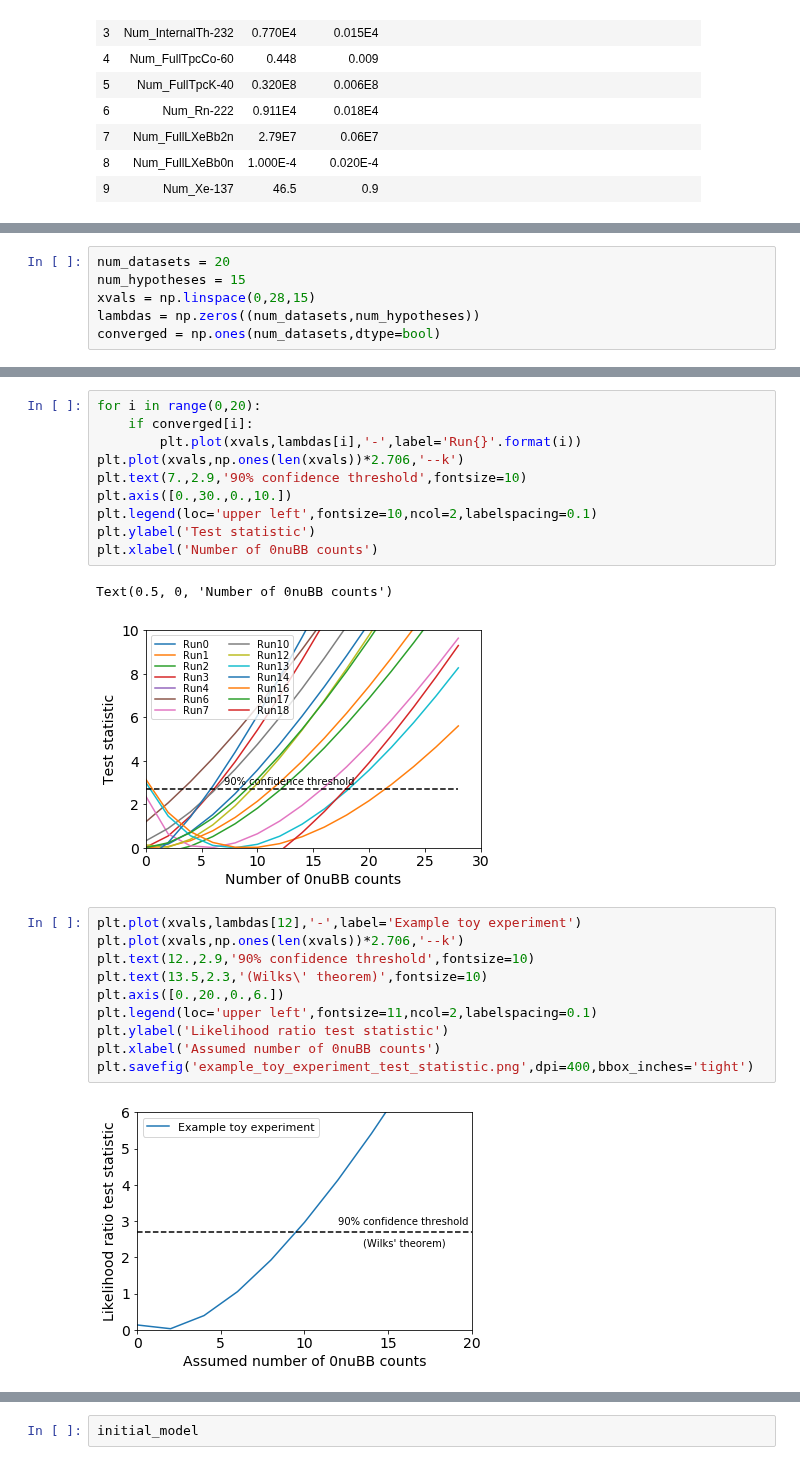
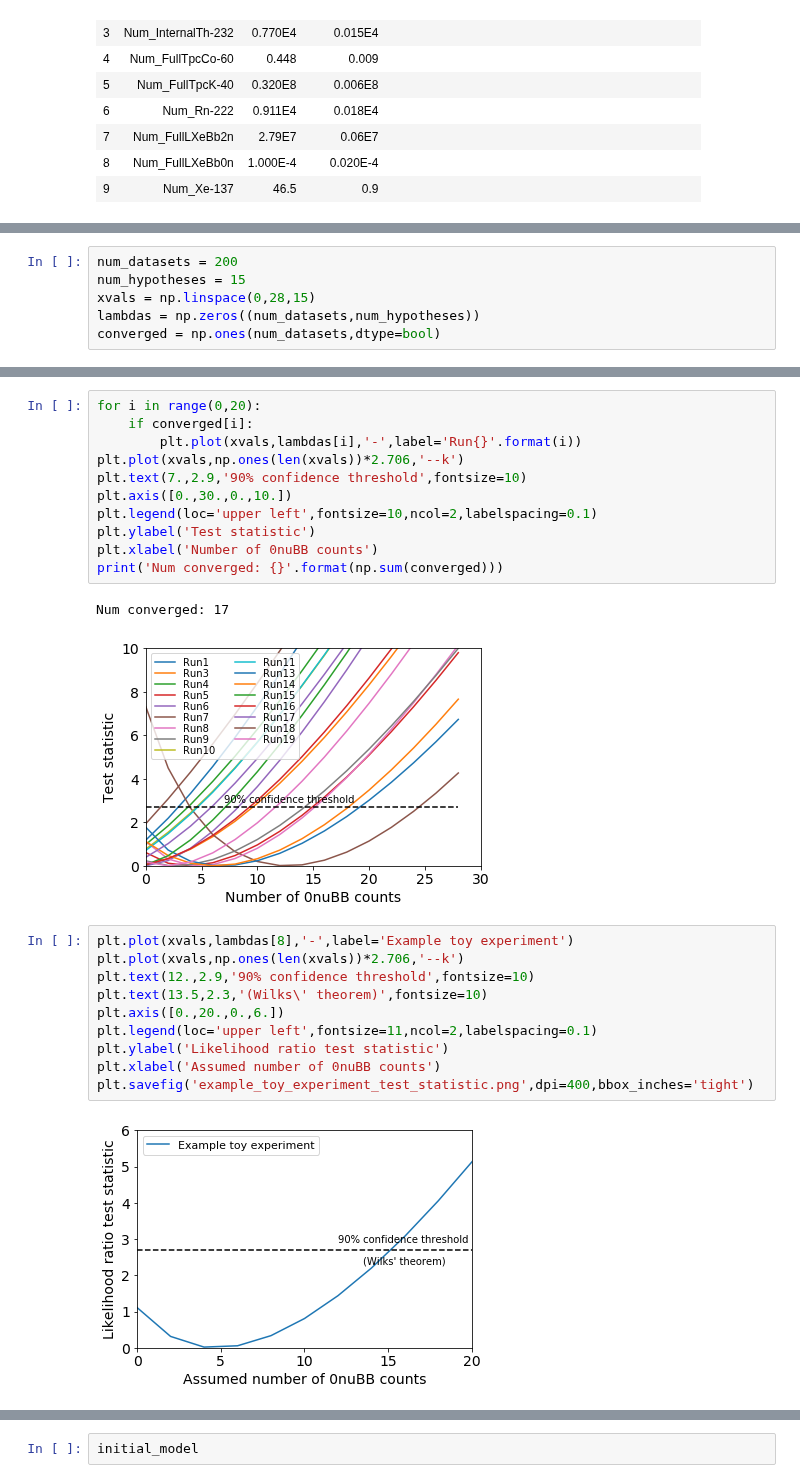
Before and after one commit to YMTheory/sensitivity, a Jupyter notebook: work/First sensitivity calculation with new code (Aug13 2019).ipynb, the cells around one changed output, grey strips where cells are left out. Saved outputs shown, nothing was run; the diff lists cells and outputs as text.

```diff
--- a/work/First sensitivity calculation with new code (Aug13 2019).ipynb
+++ b/work/First sensitivity calculation with new code (Aug13 2019).ipynb
@@ -171,5 +283,5 @@ print(par_values_best)
 # %%
-num_datasets = 20
+num_datasets = 200
 num_hypotheses = 15
 xvals = np.linspace(0,28,15)
 lambdas = np.zeros((num_datasets,num_hypotheses))
@@ -255,21 +368,22 @@ plt.axis([0.,30.,0.,10.])
 plt.legend(loc='upper left',fontsize=10,ncol=2,labelspacing=0.1)
 plt.ylabel('Test statistic')
 plt.xlabel('Number of 0nuBB counts')
+print('Num converged: {}'.format(np.sum(converged)))
 # %% [output]
-Text(0.5, 0, 'Number of 0nuBB counts')
+Num converged: 17
-[figure, old version]
+[figure, new version]
 # %%
-plt.plot(xvals,lambdas[12],'-',label='Example toy experiment')
+plt.plot(xvals,lambdas[8],'-',label='Example toy experiment')
 plt.plot(xvals,np.ones(len(xvals))*2.706,'--k')
 plt.text(12.,2.9,'90% confidence threshold',fontsize=10)
 plt.text(13.5,2.3,'(Wilks\' theorem)',fontsize=10)
 plt.axis([0.,20.,0.,6.])
 plt.legend(loc='upper left',fontsize=11,ncol=2,labelspacing=0.1)
 plt.ylabel('Likelihood ratio test statistic')
 plt.xlabel('Assumed number of 0nuBB counts')
 plt.savefig('example_toy_experiment_test_statistic.png',dpi=400,bbox_inches='tight')
 # %% [output]
-[figure, old version]
+[figure, new version]
 # %%
 crossings = np.zeros(20)
 
```
Also changed, not shown: parts of 19 cells of this notebook, 2 other files.
